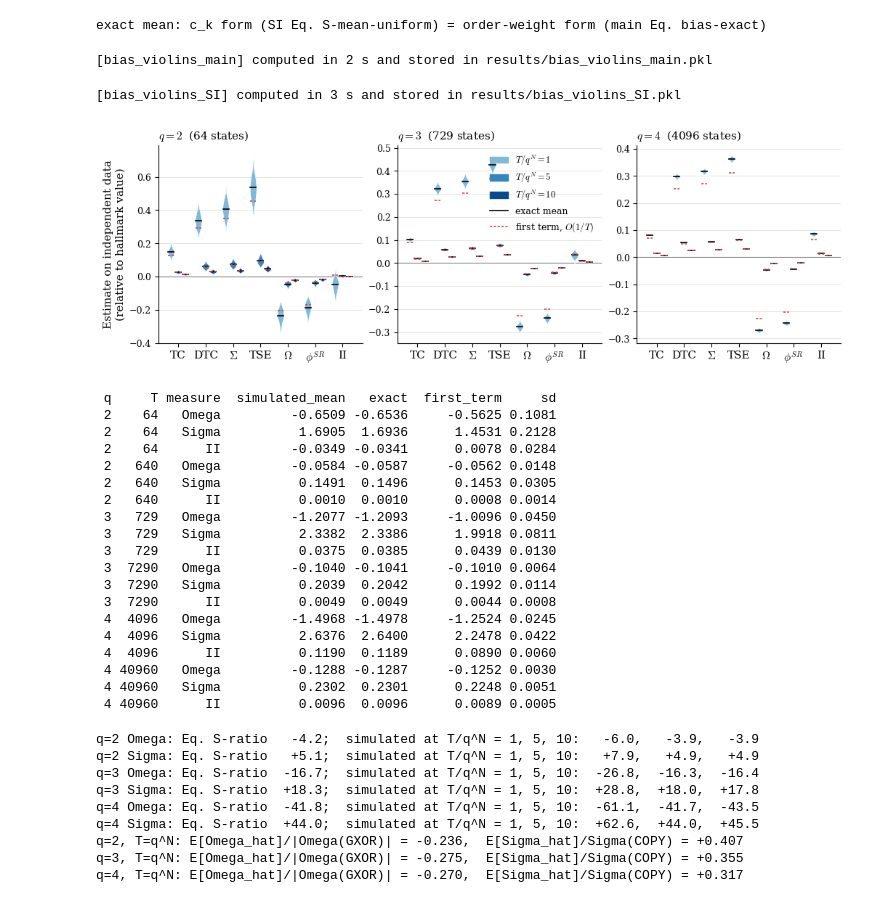
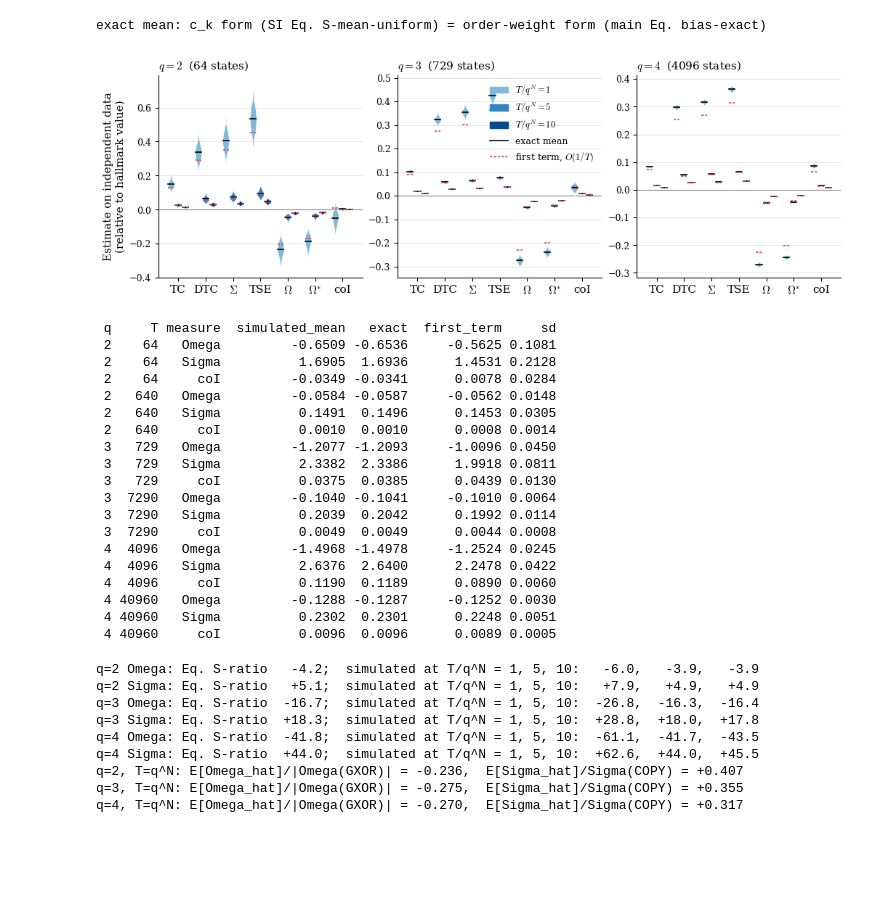
Before and after one commit to GuEMM/OrderWeights, a Jupyter notebook: notebooks/reproduce_figures_and_tables.ipynb, the cells around one changed output. Cells and saved outputs as stored; diff of their text form; code cells hidden in the pictures; blank space fills up the shorter version.

```diff
--- a/notebooks/reproduce_figures_and_tables.ipynb
+++ b/notebooks/reproduce_figures_and_tables.ipynb
@@ -55,11 +55,11 @@ def save_table(df, name, floatfmt=None):
 Order weights $\lambda_m=-\sum_{k\ge m}c_k\binom{N-m}{k-m}$ (main text, Eq. lam_general) of the measures of Table 1, and of Han's basis elements $u_k$. We first check the closed forms of Eq. (spectra) exactly, with rational arithmetic.
 # %%
 def closed_form(name, N, m):
-    return {"TC": 1, "DTC": m - 1, "Sigma": m, "Omega": 2 - m, "II": (-1) ** N * (m == N),
+    return {"TC": 1, "DTC": m - 1, "Sigma": m, "Omega": 2 - m, "coI": (-1) ** N * (m == N),
             "TSE": F((N + 1) * (m - 1), 2 * (m + 1))}[name]
 
 for N in range(3, 13):
-    for name in ("TC", "DTC", "Sigma", "Omega", "II", "TSE"):
+    for name in ("TC", "DTC", "Sigma", "Omega", "coI", "TSE"):
         lam = M.order_weights(M.c_measure(name, N))
         assert lam[0] == 0 and all(lam[m - 1] == closed_form(name, N, m) for m in range(2, N + 1))
     for k in range(1, N):
@@ -73,7 +73,7 @@ Eq. (spectra) verified exactly for N = 3..12
 N = 11
 ms = np.arange(1, N + 1)
 series = [("TC", "TC", "o"), ("DTC", "DTC", "s"), (r"$\Omega$", "Omega", "^"), (r"$\Sigma$", "Sigma", "D"),
-          ("TSE", "TSE", "v"), ("II", "II", "P")]
+          ("TSE", "TSE", "v"), ("coI", "coI", "P")]
 cols = plt.cm.Spectral(np.linspace(0, 1, len(series)))
 
 fig, (ax, ax2) = plt.subplots(1, 2, figsize=(17 * cm, 7 * cm), gridspec_kw=dict(width_ratios=[1, 1]),
@@ -85,7 +85,7 @@ for (label, key, mk), col in zip(series, cols):
 ax.set_xlabel(r"subset size $m$"); ax.set_ylabel(r"order weight $\lambda_m$")
 ax.set_xticks(ms); ax.grid(axis="y", color=GRID, lw=0.7); ax.set_axisbelow(True)
 for s in ("top", "right"): ax.spines[s].set_visible(False)
-ax.legend(frameon=False, fontsize=8, ncol=2, loc="upper left")
+ax.legend(frameon=False, fontsize=8, ncol=2, loc=(0.02,0.75))
 ax.set_title(rf"(a)  $N={N}$", loc="left", fontsize=9)
 
 # (b) one profile per basis element u_k, lambda_m = C(k-1, m-2) / C(N, m) for 2 <= m <= k+1,
@@ -109,6 +109,6 @@ cb = fig.colorbar(plt.cm.ScalarMappable(cmap=kmap, norm=BoundaryNorm(np.arange(0
                   ax=ax2, ticks=ks, pad=0.02)
 cb.ax.minorticks_off(); cb.ax.tick_params(length=0, labelsize=7); cb.set_label(r"basis index $k$")
 ax2.set_title(r"(b)  basis elements $u_k$", loc="left", fontsize=9)
-save(fig, "Specturm_some_meas")
+save(fig, "Figure_2_some_orderweights")
 plt.show()
 # %% [output]
@@ -565,7 +601,7 @@ two copies: mixture minimum -0.1883 ln 2 at eps = 0.73; negative for all 0 < eps
 Plug-in estimates on $T$ independent samples from the uniform distribution of $N=6$ variables. The exact mean is Eq. (bias-exact), $\mathbb E[\hat\phi]=\sum_m\lambda_m\binom Nm\beta_m(T)$; its large-sample form is Eq. (bias). We first check that the two expressions of the exact mean (through the $c_k$ and through the order weights) agree.
 # %%
 for q in (2, 3, 4):
-    for name in ("TC", "DTC", "Sigma", "TSE", "Omega", "phiSR", "II"):
+    for name in ("TC", "DTC", "Sigma", "TSE", "Omega", "OmegaStar", "coI"):
         c = M.coeffs(name, 6)
         for T in (q ** 3, q ** 6):
             assert np.isclose(B.exact_bias(c, 6, q, T), B.exact_bias_lambda(c, 6, q, T), rtol=1e-9, atol=1e-12)
@@ -603,17 +639,14 @@ def violin_figure(sims, names, N, qs, ratios, name, width=17.0, legend_ax=0, leg
     save(fig, name, dpi=250)
     plt.show()
 
-MAIN = dict(names=["Omega", "Sigma", "II"], N=6, qs=(2, 3), ratios=(1, 5, 10))
-SI = dict(names=["TC", "DTC", "Sigma", "TSE", "Omega", "phiSR", "II"], N=6, qs=(2, 3, 4), ratios=(1, 5, 10))
+MAIN = dict(names=["Omega", "Sigma", "coI"], N=6, qs=(2, 3), ratios=(1, 5, 10))
+SI = dict(names=["TC", "DTC", "Sigma", "TSE", "Omega", "OmegaStar", "coI"], N=6, qs=(2, 3, 4), ratios=(1, 5, 10))
 sims_main = cached("bias_violins_main", lambda: run_violins(**MAIN, R=1000, seed=0))   # Fig. 5a,b, drawn in Sec. 6
-# %% [output]
-[bias_violins_main] computed in 2 s and stored in results/bias_violins_main.pkl
 # %%
 sims_SI = cached("bias_violins_SI", lambda: run_violins(**SI, R=600, seed=0))
-violin_figure(sims_SI, **SI, name="bias_violins_SI", width=26.0, legend_ax=1, legend_loc="upper right")
+violin_figure(sims_SI, **SI, name="SI_Figure_2_More_bias_measure", width=26.0, legend_ax=1, legend_loc="upper right")
 # %% [output]
-[bias_violins_SI] computed in 3 s and stored in results/bias_violins_SI.pkl
-[figure, old version]
+[figure, new version]
 # %%
 # SI Table S-bias: q = 2, 3 from the main-text run (1000 data sets), q = 4 from the SI run (600 data sets)
 rows = []
@@ -621,7 +654,7 @@ for q in (2, 3, 4):
     src = sims_main if q in (2, 3) else sims_SI
     for ratio in (1, 10):
         T = ratio * q ** 6
-        for n in ("Omega", "Sigma", "II"):
+        for n in ("Omega", "Sigma", "coI"):
             c = M.coeffs(n, 6); s = src[(q, ratio)][n]
             rows.append(dict(q=q, T=T, measure=n, simulated_mean=s.mean(), exact=B.exact_bias(c, 6, q, T),
                              first_term=B.leading_bias(c, 6, q, T), sd=s.std()))
@@ -632,22 +665,22 @@ print(tabS_bias.round(4).to_string(index=False))
  q     T measure  simulated_mean   exact  first_term     sd
  2    64   Omega         -0.6509 -0.6536     -0.5625 0.1081
  2    64   Sigma          1.6905  1.6936      1.4531 0.2128
- 2    64      II         -0.0349 -0.0341      0.0078 0.0284
+ 2    64     coI         -0.0349 -0.0341      0.0078 0.0284
  2   640   Omega         -0.0584 -0.0587     -0.0562 0.0148
  2   640   Sigma          0.1491  0.1496      0.1453 0.0305
- 2   640      II          0.0010  0.0010      0.0008 0.0014
+ 2   640     coI          0.0010  0.0010      0.0008 0.0014
  3   729   Omega         -1.2077 -1.2093     -1.0096 0.0450
  3   729   Sigma          2.3382  2.3386      1.9918 0.0811
- 3   729      II          0.0375  0.0385      0.0439 0.0130
+ 3   729     coI          0.0375  0.0385      0.0439 0.0130
  3  7290   Omega         -0.1040 -0.1041     -0.1010 0.0064
  3  7290   Sigma          0.2039  0.2042      0.1992 0.0114
- 3  7290      II          0.0049  0.0049      0.0044 0.0008
+ 3  7290     coI          0.0049  0.0049      0.0044 0.0008
  4  4096   Omega         -1.4968 -1.4978     -1.2524 0.0245
  4  4096   Sigma          2.6376  2.6400      2.2478 0.0422
- 4  4096      II          0.1190  0.1189      0.0890 0.0060
+ 4  4096     coI          0.1190  0.1189      0.0890 0.0060
  4 40960   Omega         -0.1288 -0.1287     -0.1252 0.0030
  4 40960   Sigma          0.2302  0.2301      0.2248 0.0051
- 4 40960      II          0.0096  0.0096      0.0089 0.0005
+ 4 40960     coI          0.0096  0.0096      0.0089 0.0005
 # %%
 # Mean / standard deviation of the estimates (main text: 'about four standard deviations below zero for
 # q = 2 and sixteen for q = 3'), from the simulations and from SI Eq. S-ratio
```
Also changed, not shown: parts of 24 cells of this notebook, 32 other files.
